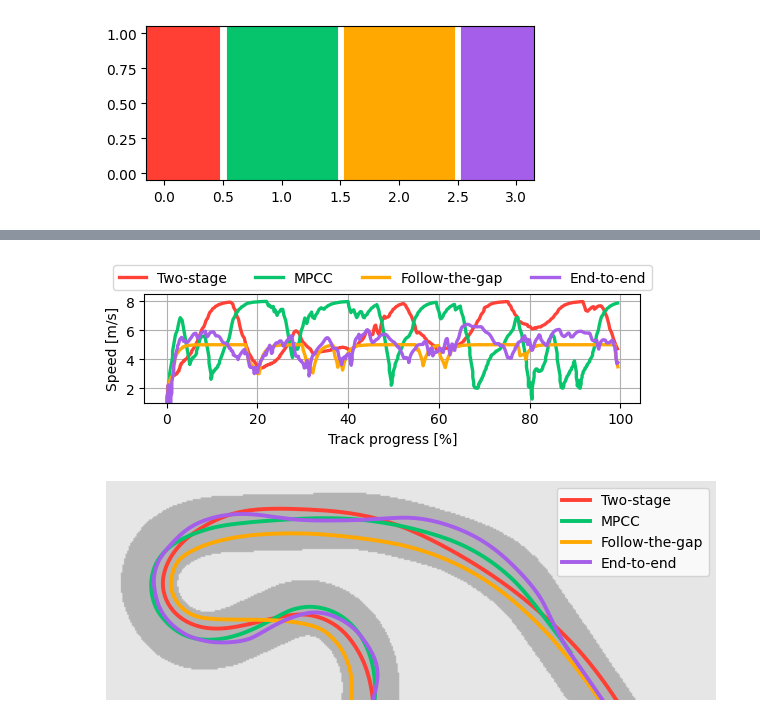
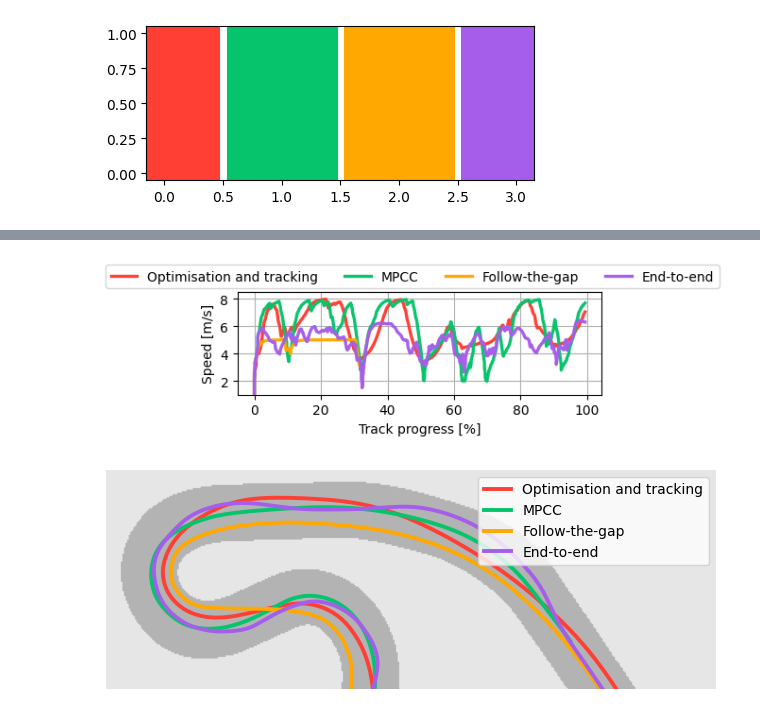
Before and after one commit to BDEvan5/f1tenth_benchmarks, a Jupyter notebook: Notebooks/benchmark_results2.ipynb, the cells around one changed output, grey strips where cells are left out. Cells and saved outputs as stored; diff of their text form; code cells hidden in the pictures.

```diff
--- a/Notebooks/benchmark_results2.ipynb
+++ b/Notebooks/benchmark_results2.ipynb
@@ -35,7 +37,7 @@ if not os.path.exists(save_path):
 
 planners = ['FullStackPP', "FullStackMPCC", "FollowTheGap", "EndToEnd"]
 test_ids = ["ts_t1", "mpcc_t1", "Std", "TD3_TAL_12_gbr"]
-neat_planner_names = ["Two-stage", "MPCC", "Follow-the-gap", "End-to-end"]
+neat_planner_names = ["Optimisation and tracking", "MPCC", "Follow-the-gap", "End-to-end"]
 n_planners = len(planners)
 planner_colors = [red_orange, sweedish_green, chrome_yellow, lighter_purple]
 
@@ -132,0 +135,35 @@ plt.savefig(f"{save_path}speed_trajectories_{map_name}.pdf", bbox_inches='tight'
+# %%
+plot_map = "aut"
+map_data = MapData(plot_map)
+
+plot_df = lap_df[lap_df["map_name"] == plot_map]
+plot_df = plot_df[plot_df['lap_n'] == 0]
+fig, axs = plt.subplots(2, 2, figsize=(8, 8), sharex=True, sharey=True)
+axs_list = axs.flatten()
+for i in range(n_planners):
+    plt.sca(axs_list[i])
+    map_data.plot_map_img()
+
+    df = plot_df[plot_df["planner"] == planners[i]]
+
+    xs, ys = map_data.xy2rc(df.x, df.y)
+    pts = np.array([xs, ys]).T.reshape(-1, 1, 2)
+    segments = np.concatenate([pts[:-1], pts[1:]], axis=1)
+    norm = plt.Normalize(2, 8)
+    lc = LineCollection(segments, cmap='coolwarm', norm=norm)
+    lc.set_array(df.speed.values)
+    lc.set_linewidth(4)
+    line = plt.gca().add_collection(lc)
+
+    plt.axis('off')
+    axs_list[i].set_aspect('equal')
+    # plt.xlim(60, 650)
+    # plt.ylim(725, 1000)
+
+    # plt.text(0.5, 0.2, neat_planner_names[i], horizontalalignment='center', verticalalignment='center', transform=axs_list[i].transAxes, size=14)
+
+# ax = plt.gca()
+# cax = fig.add_axes([ax.get_position().x1+0.09, ax.get_position().y0+0.2, 0.015, ax.get_position().height*1.2])
+# plt.colorbar(line, cax=cax, label="Speed [m/s]", ticks=[2, 4, 6, 8])
+
+# plt.tight_layout()
@@ -133,28 +172,28 @@ plt.savefig(f"{save_path}speed_trajectories_{map_name}.pdf", bbox_inches='tight'
 # %%
 map_name = "aut"
 
 fig, ax1 = plt.subplots(1, 1, figsize=(6., 2.2), sharex=True)
 
 map_df = lap_df[lap_df["map_name"] == map_name]
-map_df = map_df[map_df['lap_n'] == 2]
+map_df = map_df[map_df['lap_n'] == 0]
 
 for i in range(4):
     df = map_df[map_df["planner"] == planners[i]]
     ax1.plot(df["progress"]*100, df["speed"], label=neat_planner_names[i], alpha=0.99, color=planner_colors[i], linewidth=2.4)
 
 ax1.grid(True)
 ax1.set_ylim(1., 8.5)
 ax1.yaxis.set_major_locator(plt.MaxNLocator(4))
 
 plt.legend(ncol=4, loc="center", bbox_to_anchor=(0.48, 1.15))
 plt.xlabel("Track progress [%]")
 plt.ylabel("Speed [m/s]")
 
 plt.tight_layout()
 plt.savefig(f"{save_path}speed_comparison_{map_name}.pdf", bbox_inches='tight', pad_inches=0.0)
 plt.savefig(f"{save_path}speed_comparison_{map_name}.svg", bbox_inches='tight', pad_inches=0.0)
 # %% [output]
-[figure, old version]
+[figure, new version]
 # %%
 plot_map = "gbr"
 map_data = MapData(plot_map)
@@ -178,7 +217,7 @@ plt.tight_layout()
 plt.savefig(f"{save_path}path_comparison_{plot_map}.svg", bbox_inches='tight', pad_inches=0)
 plt.savefig(f"{save_path}path_comparison_{plot_map}.pdf", bbox_inches='tight', pad_inches=0)
 # %% [output]
-[figure, old version]
+[figure, new version]
 # %%
 map_name = "aut"
 perception_id = ["localise", "localise", None, None]
```
Also changed, not shown: parts of 6 cells of this notebook, 7 other files.
